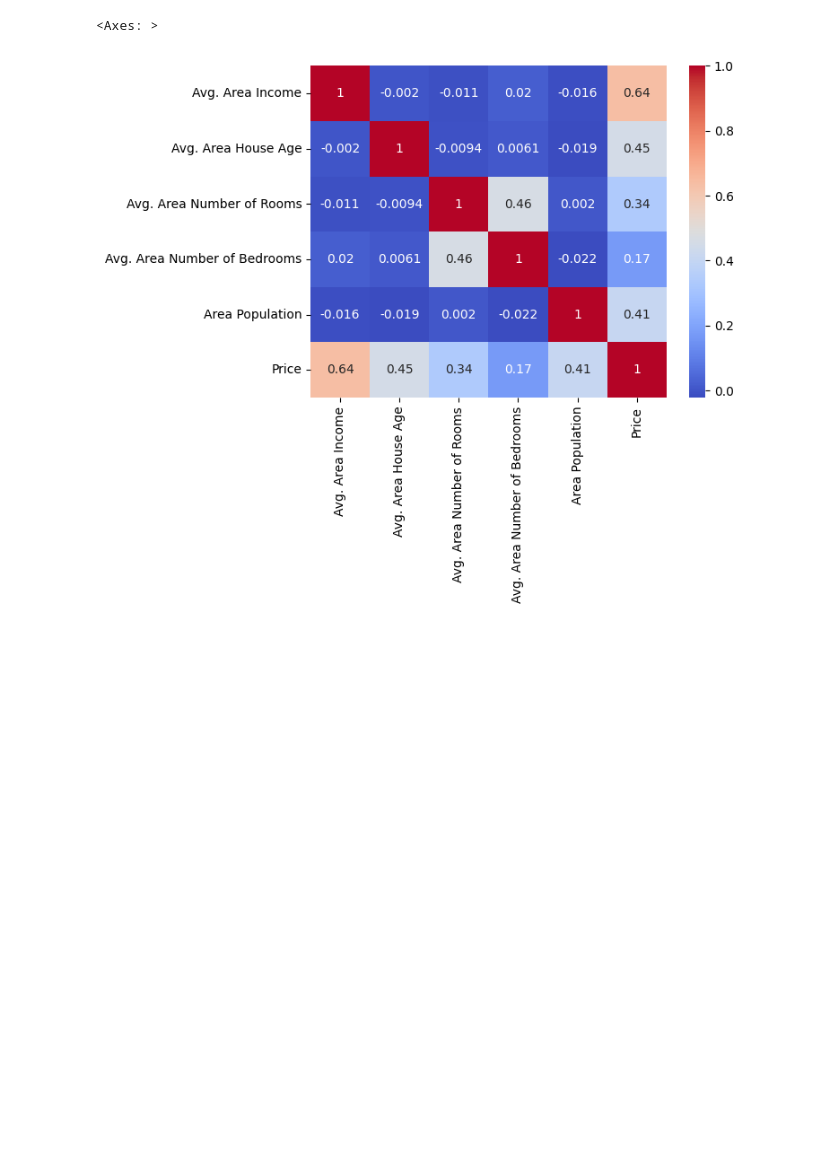
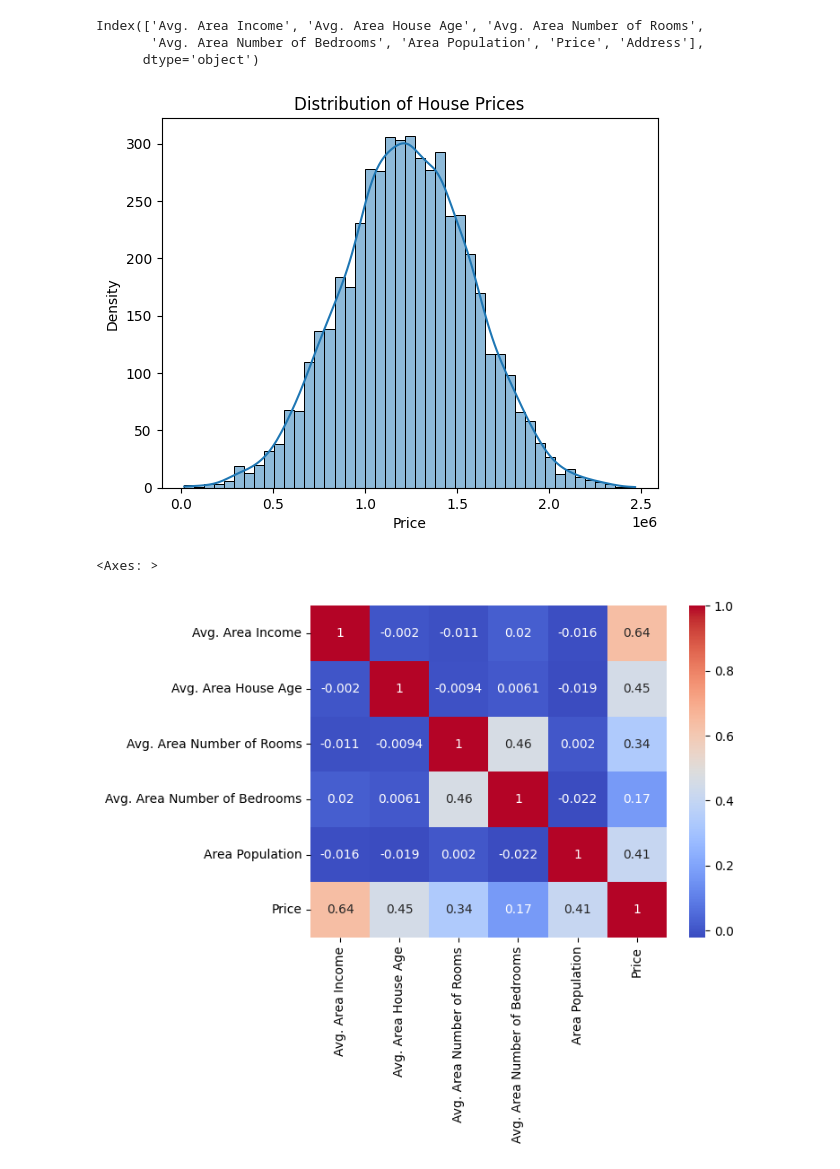
Before and after one commit to mohalkarushikesh/AI-ML-Engineer-Notes, a Jupyter notebook: Python-for-Data-Science-and-Machine-Learning-Bootcamp/Linear Regression /Linear Regression.ipynb, the cells around one changed output. Cells and saved outputs as stored; diff of their text form; code cells hidden in the pictures; blank space fills up the shorter version.

```diff
--- a/Python-for-Data-Science-and-Machine-Learning-Bootcamp/Linear Regression /Linear Regression.ipynb
+++ b/Python-for-Data-Science-and-Machine-Learning-Bootcamp/Linear Regression /Linear Regression.ipynb
@@ -52,3 +51,17 @@ https://gist.github.com/mwaskom/de44147ed2974457ad6372750bbe5751
+# %%
+df.columns  # Column names
+# %% [output]
+Index(['Avg. Area Income', 'Avg. Area House Age', 'Avg. Area Number of Rooms',
+       'Avg. Area Number of Bedrooms', 'Area Population', 'Price', 'Address'],
+      dtype='object')
+# %%
+sns.histplot(x=df['Price'], kde=True)
+plt.xlabel('Price')
+plt.ylabel('Density')
+plt.title('Distribution of House Prices')
+plt.show()
+# %% [output]
+[figure, added]
 # %%
 sns.heatmap(df.select_dtypes(include='number').corr(), annot=True, cmap='coolwarm')  # Correlation heatmap
 # %% [output]
```
Also changed, not shown: parts of 5 cells of this notebook.
